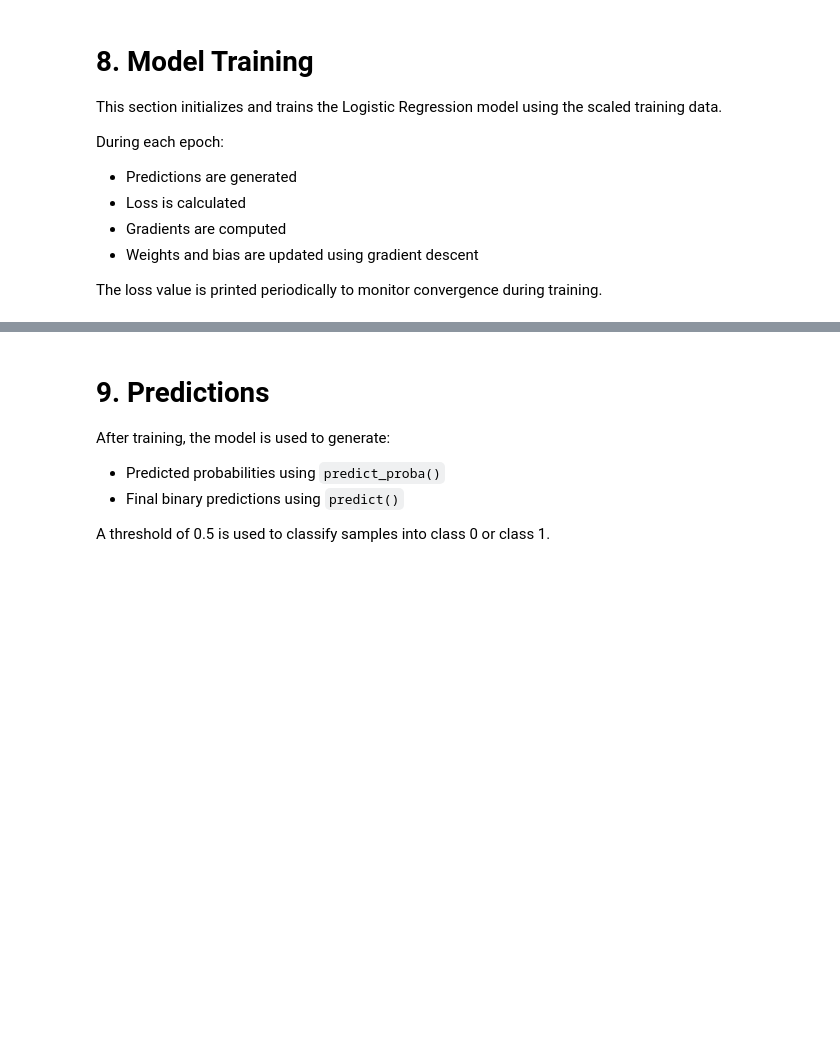
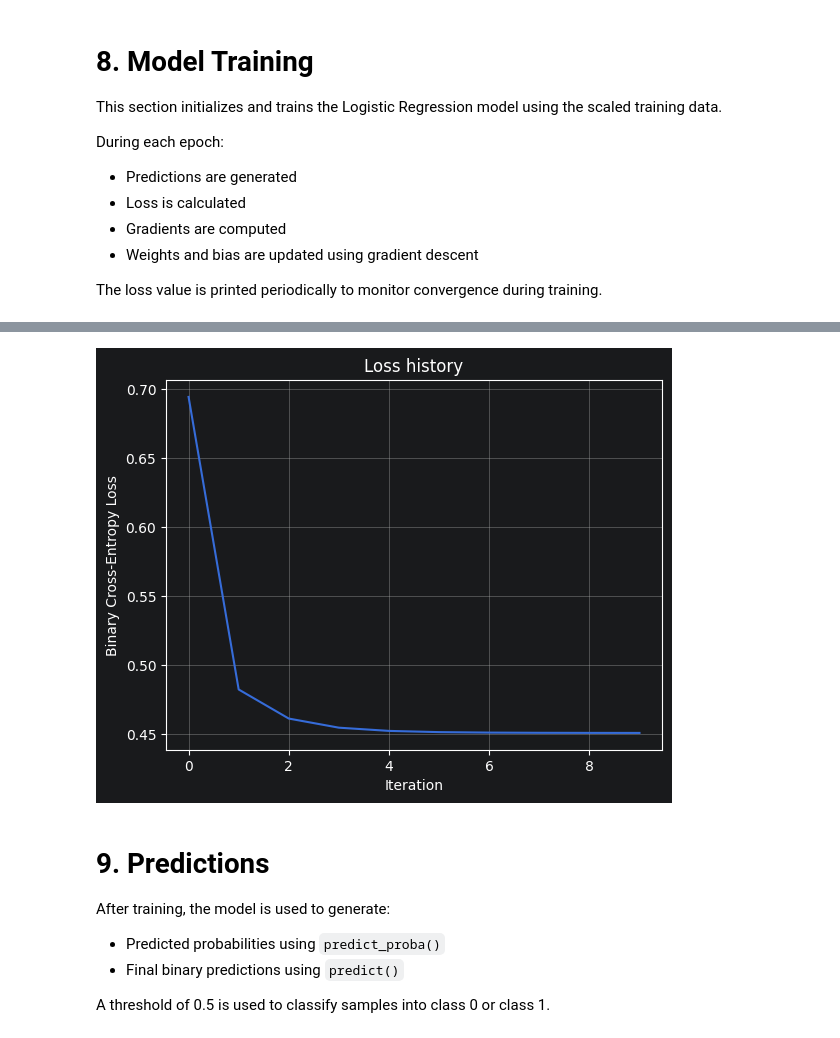
Before and after one commit to ketaki-25/MLOps, a Jupyter notebook: week-1/jupyter_notebooks/part_2.ipynb, the cells around one changed output, grey strips where cells are left out. Saved outputs shown, nothing was run; the diff lists cells and outputs as text; code cells hidden in the pictures; blank space fills up the shorter version.

```diff
--- a/week-1/jupyter_notebooks/part_2.ipynb
+++ b/week-1/jupyter_notebooks/part_2.ipynb
@@ -237,7 +237,7 @@ class LogisticRegressionScratch:
         self.epochs = epochs
         self.C = C
         self.fit_intercept = fit_intercept
-
+        self.loss_history = []
         self.weights = None
         self.bias = None
 
@@ -306,6 +306,7 @@ class LogisticRegressionScratch:
             if epoch % 50 == 0:
 
                 loss = self.compute_loss(y, y_hat)
+                self.loss_history.append(loss)
 
                 print(f"Epoch {epoch} | Loss: {loss:.6f}")
 
@@ -357,3 +358,12 @@ Epoch 450 | Loss: 0.450946
+# %%
+plt.plot(model.loss_history)
+plt.title("Loss history")
+plt.xlabel("Iteration")
+plt.ylabel("Binary Cross-Entropy Loss")
+plt.grid()
+plt.show()
+# %% [output]
+[figure, added]
 # %% [markdown]
 # 9. Predictions
 
```
Also changed, not shown: parts of 1 cell of this notebook.
